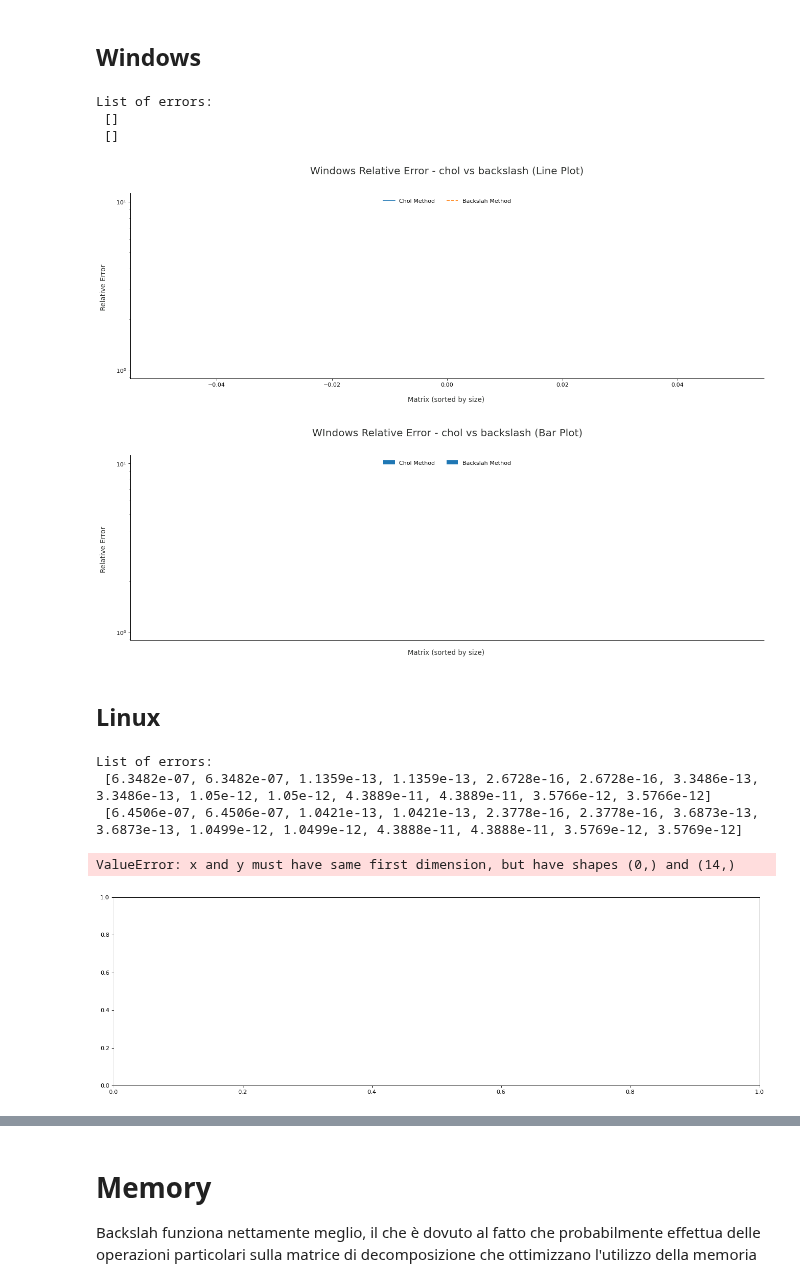
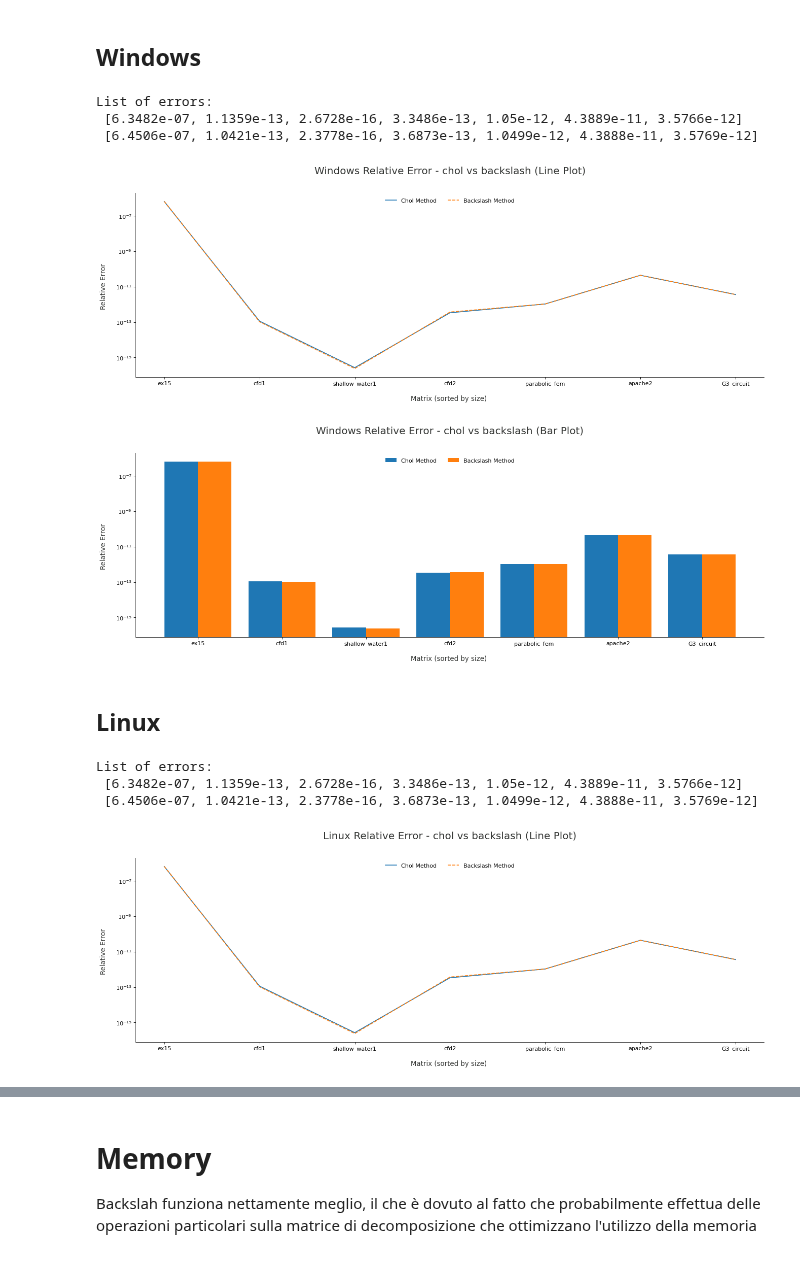
Before and after one commit to simonebenitozzi/cholesky-analysis, a Jupyter notebook: Analysis/model/backslash_comparison.ipynb, the cells around one changed output, grey strips where cells are left out. Drawn from its saved outputs; the diff is of its cells as text; code cells hidden in the pictures.

```diff
--- a/Analysis/model/backslash_comparison.ipynb
+++ b/Analysis/model/backslash_comparison.ipynb
@@ -24,16 +24,16 @@ import sklearn
 from sklearn.cluster import KMeans
 # %%
 LEGEND_1 = "Chol Method"
-LEGEND_2 = "Backslah Method"
+LEGEND_2 = "Backslash Method"
 
 # Data Loading
 
 data = pd.read_csv(os.path.join(RESOURCES_DIRECTORY,"data.csv"))
 data_chol = data[(data.Language == 0)]      # just MATLAB data
-data_chol_win, data_chol_lin = get_data_sorted("Rows", data_chol)
+data_chol_win, data_chol_lin = get_data_sorted_by_os("Rows", data_chol)
 
 data_backslash = pd.read_csv(os.path.join(RESOURCES_DIRECTORY,"dataBackslash.csv"))
-data_backslash_win, data_backslash_lin = get_data_sorted("Rows", data_backslash)
+data_backslash_win, data_backslash_lin = get_data_sorted_by_os("Rows", data_backslash)
 
 matrix_names = data_chol_win.Name.tolist()
 # %% [markdown]
@@ -43,18 +43,17 @@ Valori di errore praticamente uguali, differenze minime ed impercettibili (per e
 # %% [markdown]
 ## Windows
 # %%
-#TODO: NON SI VEDE NIENTE
 print("List of errors:\n", data_chol_win["Error"].to_list(), "\n", data_backslash_win["Error"].to_list())
 plot(matrix_names, data_chol_win["Error"], data_backslash_win["Error"], NAME, ERROR, "Windows Relative Error - chol vs backslash", LEGEND_1, LEGEND_2, LOG_SCALE=True)
 # %% [output]
 List of errors:
- []
- []
+ [6.3482e-07, 1.1359e-13, 2.6728e-16, 3.3486e-13, 1.05e-12, 4.3889e-11, 3.5766e-12]
+ [6.4506e-07, 1.0421e-13, 2.3778e-16, 3.6873e-13, 1.0499e-12, 4.3888e-11, 3.5769e-12]
-[figure, old version]
+[figure, new version]
 # %%
-bar_plot(matrix_names, data_chol_win["Error"], data_backslash_win["Error"], NAME, ERROR, "WIndows Relative Error - chol vs backslash", LEGEND_1, LEGEND_2, LOG_SCALE=True)
+bar_plot(matrix_names, data_chol_win["Error"], data_backslash_win["Error"], NAME, ERROR, "Windows Relative Error - chol vs backslash", LEGEND_1, LEGEND_2, LOG_SCALE=True)
 # %% [output]
-[figure, old version]
+[figure, new version]
 # %% [markdown]
 ## Linux
 # %%
@@ -62,9 +61,8 @@ print("List of errors:\n", data_chol_lin["Error"].to_list(), "\n", data_backslas
 plot(matrix_names, data_chol_lin["Error"], data_backslash_lin["Error"], NAME, ERROR, "Linux Relative Error - chol vs backslash", LEGEND_1, LEGEND_2, LOG_SCALE=True)
 # %% [output]
 List of errors:
- [6.3482e-07, 6.3482e-07, 1.1359e-13, 1.1359e-13, 2.6728e-16, 2.6728e-16, 3.3486e-13, 3.3486e-13, 1.05e-12, 1.05e-12, 4.3889e-11, 4.3889e-11, 3.5766e-12, 3.5766e-12]
- [6.4506e-07, 6.4506e-07, 1.0421e-13, 1.0421e-13, 2.3778e-16, 2.3778e-16, 3.6873e-13, 3.6873e-13, 1.0499e-12, 1.0499e-12, 4.3888e-11, 4.3888e-11, 3.5769e-12, 3.5769e-12]
+ [6.3482e-07, 1.1359e-13, 2.6728e-16, 3.3486e-13, 1.05e-12, 4.3889e-11, 3.5766e-12]
+ [6.4506e-07, 1.0421e-13, 2.3778e-16, 3.6873e-13, 1.0499e-12, 4.3888e-11, 3.5769e-12]
-ValueError: x and y must have same first dimension, but have shapes (0,) and (14,)
-[figure, old version]
+[figure, new version]
 # %%
 bar_plot(matrix_names, data_chol_lin["Error"], data_backslash_lin["Error"], NAME, ERROR, "Linux Relative Error - chol vs backslash", LEGEND_1, LEGEND_2, LOG_SCALE=True)
```
Also changed, not shown: parts of 10 cells of this notebook, 1 other file.
